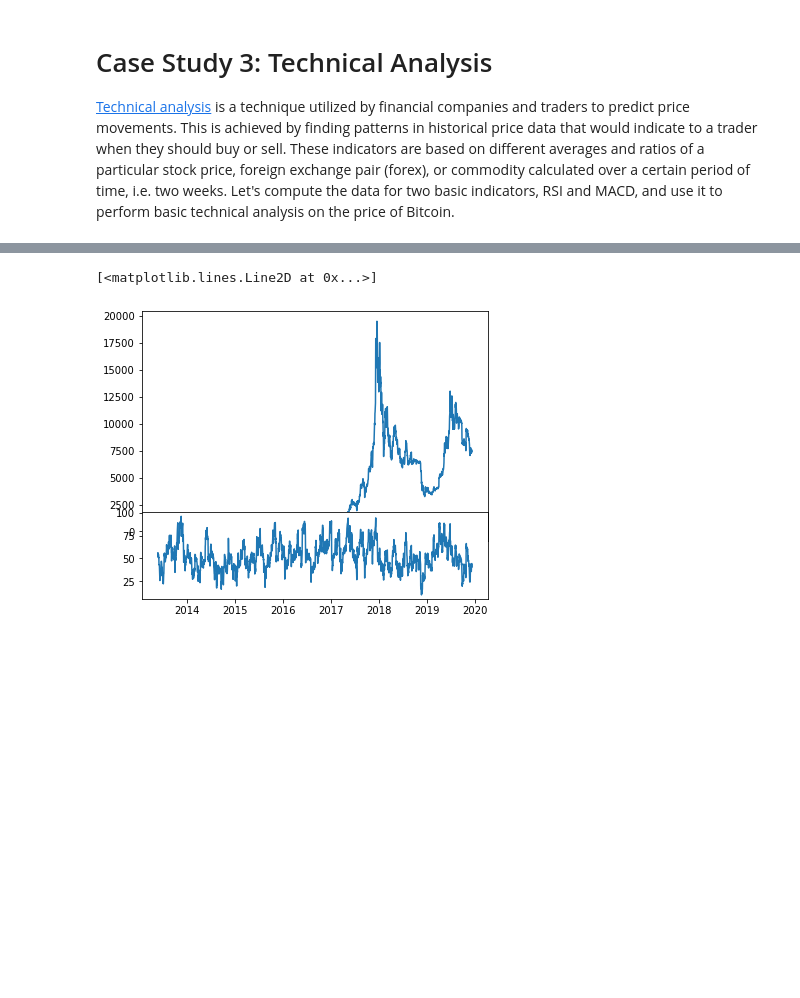
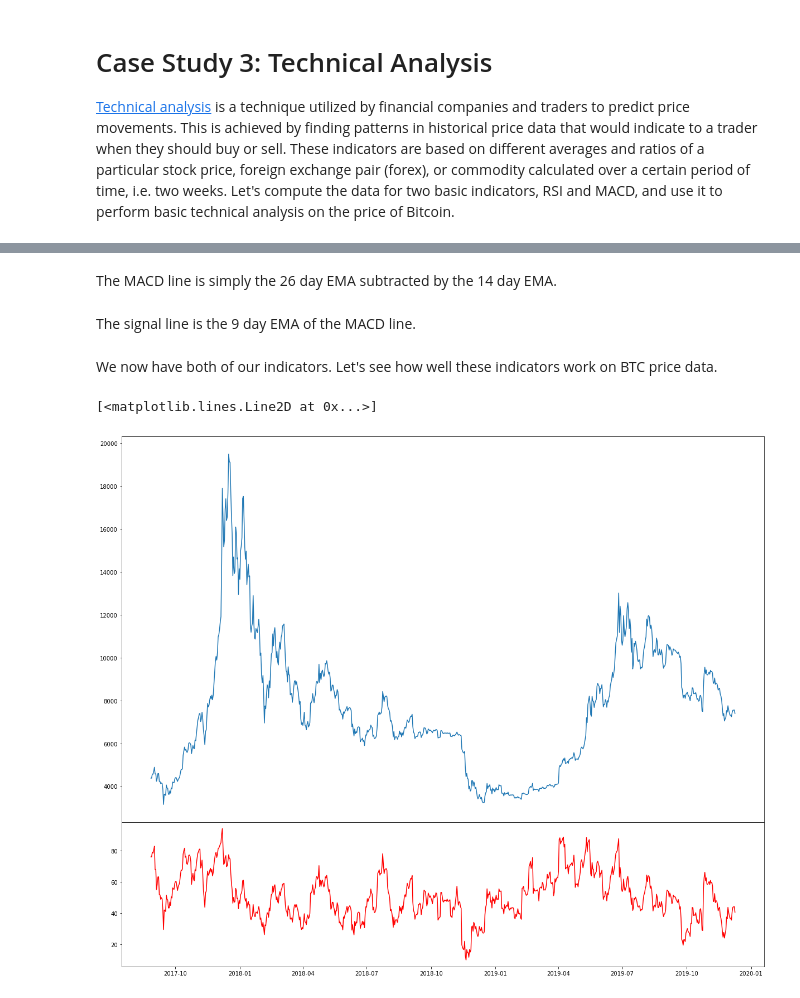
Before and after one commit to jcastrence/jcastrence.github.io, a Jupyter notebook: data_science_tutorial.ipynb, the cells around one changed output, grey strips where cells are left out. Cells and saved outputs as stored; diff of their text form; code cells hidden in the pictures; blank space fills up the shorter version.

```diff
--- a/data_science_tutorial.ipynb
+++ b/data_science_tutorial.ipynb
@@ -524,3 +631,10 @@ indicators = coinmarketcap[['date', 'close']]
+# %%
+# Create new dataframe for indicators
+indicators = coinmarketcap[['date', 'close']]
+# Keep only observations from the last 2 years
+indicators = indicators[indicators.date >= dt.date(2017, 8, 1)]
+# Reset the index for consistency
+indicators = indicators.reset_index(drop=True)
 # %%
 indicators.head()
 # %% [output]
@@ -585,11 +716,15 @@ for i, row in indicators.iterrows():
         x = (row['close'] - EMA26[i-1]) * (2 / 27) + EMA26[i-1]
     EMA26.append(x)
 indicators['EMA26'] = EMA26
+# %% [markdown]
+The MACD line is simply the 26 day EMA subtracted by the 14 day EMA.
 # %%
 # Calculate MACD Line
 indicators['MACD'] = indicators['EMA26'] - indicators['EMA12']
 indicators = indicators.dropna()
 indicators = indicators.reset_index(drop=True)
+# %% [markdown]
+The signal line is the 9 day EMA of the MACD line.
 # %%
 # Calculate Signal Line (9 Day EMA for MACD Line)
 signal = []
@@ -601,13 +736,15 @@ for i, row in indicators.iterrows():
         x = (row['MACD'] - signal[i-1]) * (2 / 10) + signal[i-1]
     signal.append(x)
 indicators['signal'] = signal
+# %% [markdown]
+We now have both of our indicators. Let's see how well these indicators work on BTC price data.
 # %%
-fig = plt.figure()
-ax1 = fig.add_axes([0, 0.5, 0.8, 0.8])
-ax2 = fig.add_axes([0, 0.3, 0.8, 0.3])
+fig = plt.figure(figsize=(20, 12))
+ax1 = fig.add_axes([0.1, 0.4, 0.8, 0.8])
+ax2 = fig.add_axes([0.1, 0.1, 0.8, 0.3])
 
 ax1.plot(indicators.date, indicators.close)
-ax2.plot(indicators.date, indicators.RSI)
+ax2.plot(indicators.date, indicators.RSI, 'r')
 # %% [output]
 [<matplotlib.lines.Line2D at 0x...>]
-[figure, old version]
+[figure, new version]
```
Also changed, not shown: parts of 59 cells of this notebook, 3 other files.
